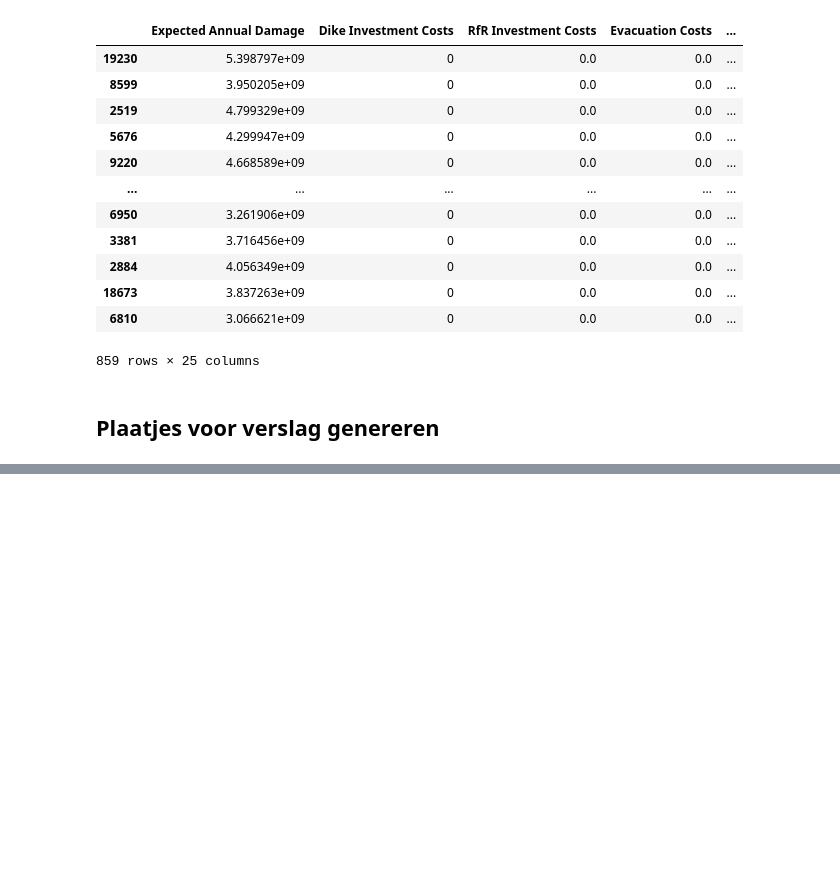
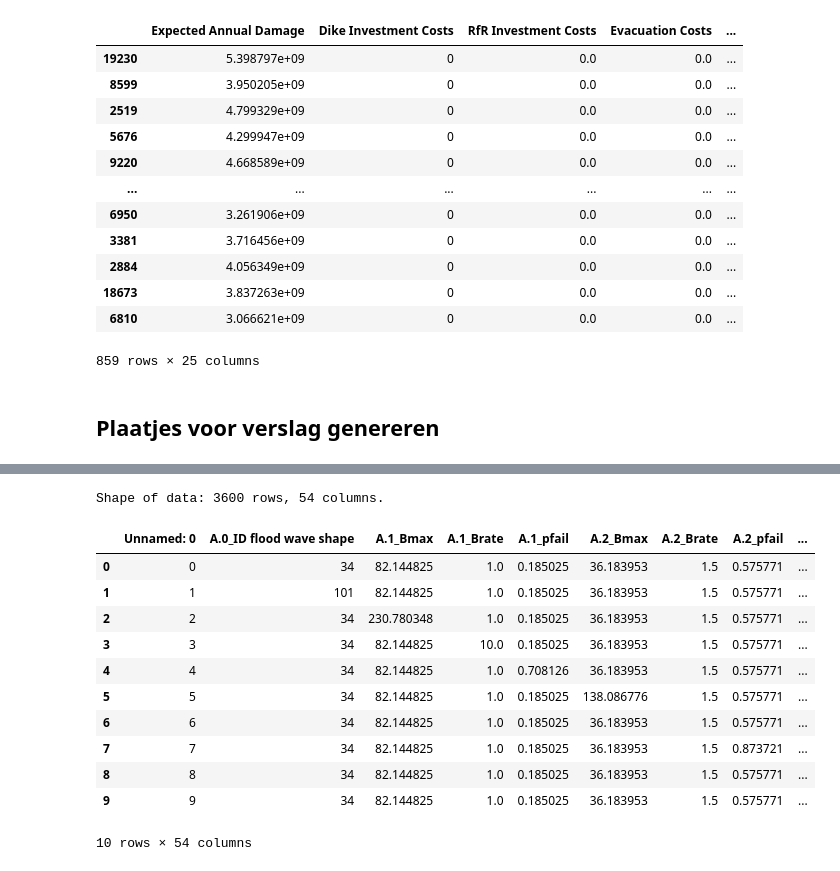
Before and after one commit to BRtudelft/Group1_EPA1361_Model-based_Decision-making, a Jupyter notebook: 1_open_exploration.ipynb, the cells around one changed output, grey strips where cells are left out. Cells and saved outputs as stored; diff of their text form; code cells hidden in the pictures; blank space fills up the shorter version.

```diff
--- a/1_open_exploration.ipynb
+++ b/1_open_exploration.ipynb
@@ -337,0 +377,18 @@ outcomes.boxplot(column='Expected Annual Damage')
+# %%
+experiments = pd.read_csv('data/output_data/experiments_scenario_discovery_10s_sobol.csv', index_col=None)
+print(f"Shape of data: {experiments.shape[0]} rows, {experiments.shape[1]} columns.")
+experiments.head(10)
+# %% [output]
+Shape of data: 3600 rows, 54 columns.
+|  | Unnamed: 0 | A.0_ID flood wave shape | A.1_Bmax | A.1_Brate | A.1_pfail | A.2_Bmax | A.2_Brate | A.2_pfail | ... |
+| 0 | 0 | 34 | 82.144825 | 1.0 | 0.185025 | 36.183953 | 1.5 | 0.575771 | ... |
+| 1 | 1 | 101 | 82.144825 | 1.0 | 0.185025 | 36.183953 | 1.5 | 0.575771 | ... |
+| 2 | 2 | 34 | 230.780348 | 1.0 | 0.185025 | 36.183953 | 1.5 | 0.575771 | ... |
+| 3 | 3 | 34 | 82.144825 | 10.0 | 0.185025 | 36.183953 | 1.5 | 0.575771 | ... |
+| 4 | 4 | 34 | 82.144825 | 1.0 | 0.708126 | 36.183953 | 1.5 | 0.575771 | ... |
+| 5 | 5 | 34 | 82.144825 | 1.0 | 0.185025 | 138.086776 | 1.5 | 0.575771 | ... |
+| 6 | 6 | 34 | 82.144825 | 1.0 | 0.185025 | 36.183953 | 1.5 | 0.575771 | ... |
+| 7 | 7 | 34 | 82.144825 | 1.0 | 0.185025 | 36.183953 | 1.5 | 0.873721 | ... |
+| 8 | 8 | 34 | 82.144825 | 1.0 | 0.185025 | 36.183953 | 1.5 | 0.575771 | ... |
+| 9 | 9 | 34 | 82.144825 | 1.0 | 0.185025 | 36.183953 | 1.5 | 0.575771 | ... |
+10 rows × 54 columns
```
Also changed, not shown: parts of 18 cells of this notebook, 1 other file.
